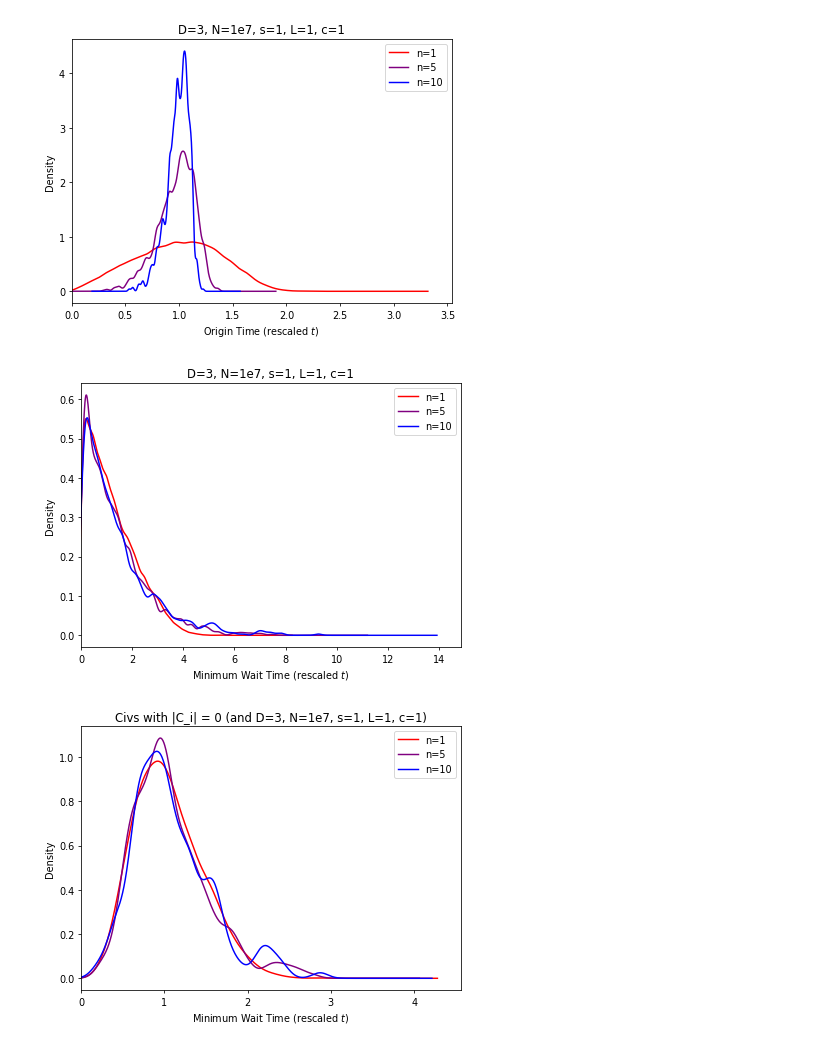
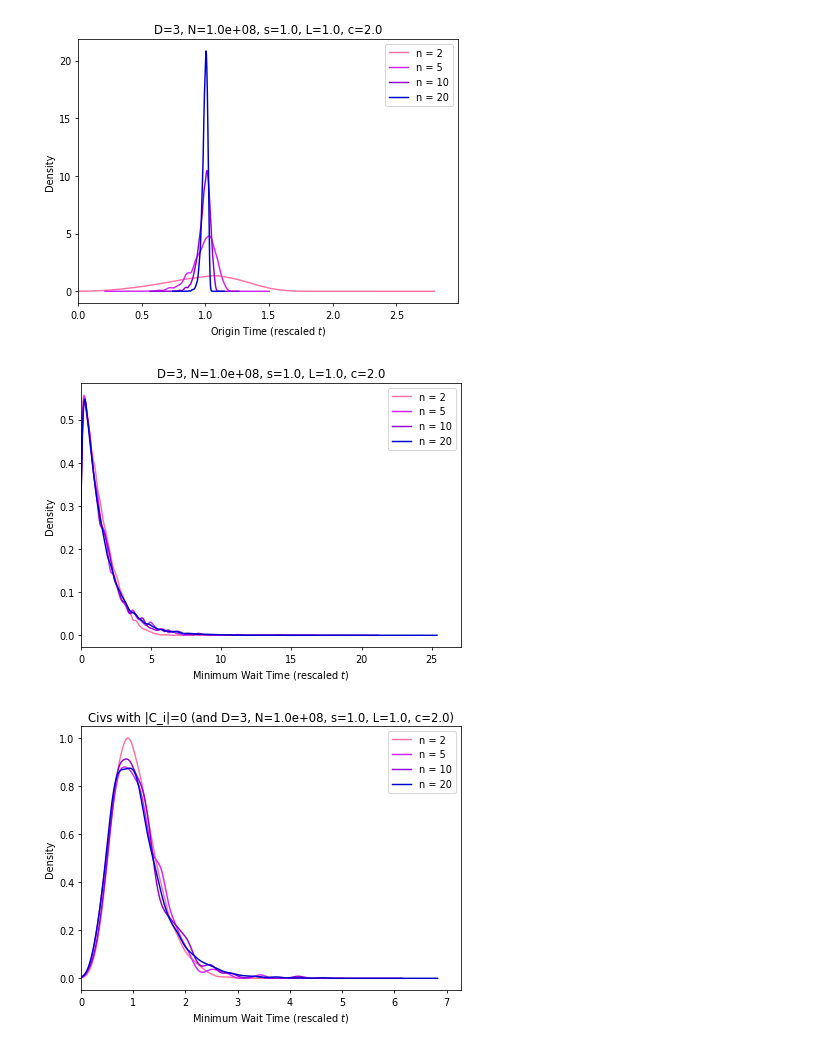
Before and after one commit to calvinmccarter/grabby_aliens, a Jupyter notebook: experiments/univariate-n.ipynb, the cells around one changed output. Saved outputs shown, nothing was run; the diff lists cells and outputs as text; code cells hidden in the pictures.

Commit message:
nsc tuesday results

```diff
--- a/experiments/univariate-n.ipynb
+++ b/experiments/univariate-n.ipynb
@@ -37,57 +8,73 @@ numCivs = pd.DataFrame(
+# %%
+D = 3
+N = 1e8
+resdir = 'nsc-tuesday' #'nsc-s1' # 'nsc-s1Ne7'
+s = 1.0
+L = 1.0
+n_perms = 5
+m = 2/3
 # %%
 sc = 0.5
 s = 1.0
 c = s / sc
 randix = 0
 dpi = 70
+true_ns = [2, 5, 10, 20]
+code_ns = [round((truen-2*m)/(1-m)) for truen in true_ns]
+#code_ns = [1, 10, 16]
+plot_colors = ['r', 'purple', 'blue']
+plot_colors = ['#ff72a4', '#d125ff', 'darkviolet', 'mediumblue']
 # %%
 fig = plt.figure(figsize=(7,5), dpi=dpi)
-for n,color in [(1, 'r'), (5, 'purple'), (10, 'blue')]:
+
+for truen,coden,color in list(zip(true_ns, code_ns, plot_colors)):
     fout = (
-        f"{resdir}/D={D}_n={float(n)}_N={N:.2e}_s={s:.1f}_"
+        f"{resdir}/D={D}_n={float(coden)}_N={N:.2e}_s={s:.1f}_"
         f"L={L:.1f}_c={c:.5e}_r={randix}.csv"
     )
     a = pd.read_csv(fout)
-    ax = (a.OriginTime / a.OriginTime.median()).plot.kde(bw_method=0.1, c=color)
+    ax = (a.OriginTime / a.OriginTime.median()).plot.kde(bw_method=0.15, c=color)
 ax.set_xlabel('Origin Time (rescaled $t$)')
-ax.legend(['n=1', 'n=5', 'n=10'])
+ax.legend([f'n = {ttn}' for ttn in true_ns])
 ax.set_xlim(0, ax.get_xlim()[1])
-ax.set_title('D=3, N=1e7, s=1, L=1, c=1');
+ax.set_title(f'D={D}, N={N:.1e}, s={s}, L={L}, c={c}');
 fig.savefig(f'figures-{resdir}/univariate-n-OriginTime.png');
 # %% [output]
-[figure, old version]
+[figure, new version]
 # %%
 fig = plt.figure(figsize=(7,5), dpi=dpi)
-for n,color in [(1, 'r'), (5, 'purple'), (10, 'blue')]:
+for truen,coden,color in list(zip(true_ns, code_ns, plot_colors)):
     fout = (
-        f"{resdir}/D={D}_n={float(n)}_N={N:.2e}_s={s:.1f}_"
+        f"{resdir}/D={D}_n={float(coden)}_N={N:.2e}_s={s:.1f}_"
         f"L={L:.1f}_c={c:.5e}_r={randix}.csv"
     )
     a = pd.read_csv(fout)
+    a['MinWait'] = 0.5* (a.MinArrival - a.OriginTime)
     ax = (a.MinWait / a.MinWait.median()).plot.kde(bw_method=0.1, c=color)
 ax.set_xlabel('Minimum Wait Time (rescaled $t$)')
-ax.legend(['n=1', 'n=5', 'n=10'])
+ax.legend([f'n = {ttn}' for ttn in true_ns])
 ax.set_xlim(0, ax.get_xlim()[1])
-ax.set_title('D=3, N=1e7, s=1, L=1, c=1');
+ax.set_title(f'D={D}, N={N:.1e}, s={s}, L={L}, c={c}');
 fig.savefig(f'figures-{resdir}/univariate-n-MinWait.png');
 # %% [output]
-[figure, old version]
+[figure, new version]
 # %%
 fig = plt.figure(figsize=(7,5), dpi=dpi)
-for n,color in [(1, 'r'), (5, 'purple'), (10, 'blue')]:
+for truen,coden,color in list(zip(true_ns, code_ns, plot_colors)):
     fout = (
-        f"{resdir}/D={D}_n={float(n)}_N={N:.2e}_s={s:.1f}_"
+        f"{resdir}/D={D}_n={float(coden)}_N={N:.2e}_s={s:.1f}_"
         f"L={L:.1f}_c={c:.5e}_r={randix}.csv"
     )
     a = pd.read_csv(fout)
+    a['MinWait'] = 0.5* (a.MinArrival - a.OriginTime)
     ax = (a[a.NumberSeen == 0].MinWait / a[a.NumberSeen == 0].MinWait.median()).plot.kde(
         bw_method=0.2, c=color)
 ax.set_xlabel('Minimum Wait Time (rescaled $t$)')
-ax.legend(['n=1', 'n=5', 'n=10'])
+ax.legend([f'n = {ttn}' for ttn in true_ns])
 ax.set_xlim(0, ax.get_xlim()[1])
-ax.set_title('Civs with |C_i| = 0 (and D=3, N=1e7, s=1, L=1, c=1)');
+ax.set_title(f'Civs with |C_i|=0 (and D={D}, N={N:.1e}, s={s}, L={L}, c={c})');
 fig.savefig(f'figures-{resdir}/univariate-n-MinWaitCpos.png');
 # %% [output]
-[figure, old version]
+[figure, new version]
 # %%
 fig = plt.figure(figsize=(7,5), dpi=dpi)
```
Also changed, not shown: parts of 7 cells of this notebook, 2 other files.
